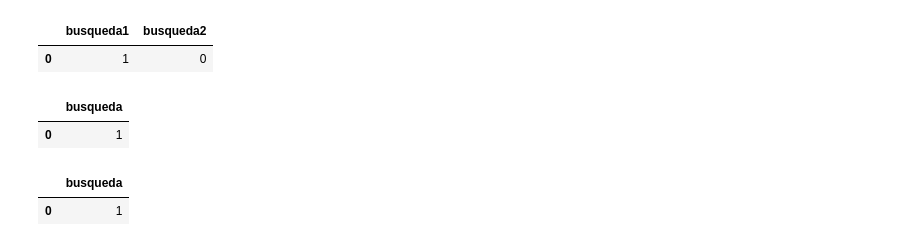
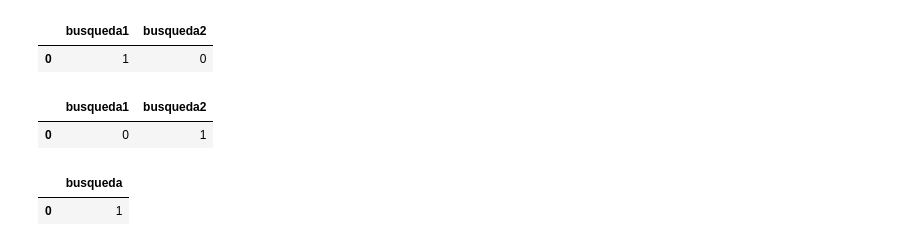
Before and after one commit to user14721068/SQL, a Jupyter notebook: 5.-Manejo de texto.ipynb, the cells around one changed output. Saved outputs shown, nothing was run; the diff lists cells and outputs as text; code cells hidden in the pictures.

```diff
--- a/5.-Manejo de texto.ipynb
+++ b/5.-Manejo de texto.ipynb
@@ -770,17 +770,18 @@ df.head(10)
 |  | busqueda1 | busqueda2 |
 | 0 | 1 | 0 |
 # %%
-# Busqueda de palabras solas
+# Buscar la palabra "si"
 
 query = r"""
 select
-    'Si puede ser no se tal vez a lo mejor' regexp '\\bsi\\b' as busqueda;
+    'Silla sillon sinatra' regexp '\\bsi\\b' as busqueda1,
+    'Parece que si todo sale bien' regexp '\\bsi\\b' as busqueda2;
 """
 df = pd.read_sql_query(text(query), engine)
 df.head(10)
 # %% [output]
-|  | busqueda |
-| 0 | 1 |
+|  | busqueda1 | busqueda2 |
+| 0 | 0 | 1 |
 # %%
 # Busqueda de patrones repetidos n veces */
 
```
Also changed, not shown: parts of 25 cells of this notebook.
